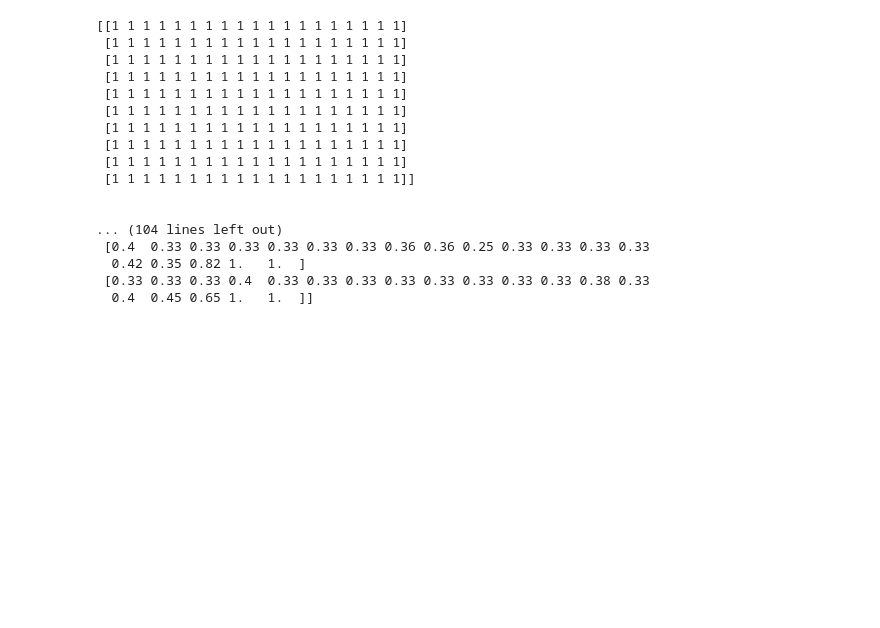
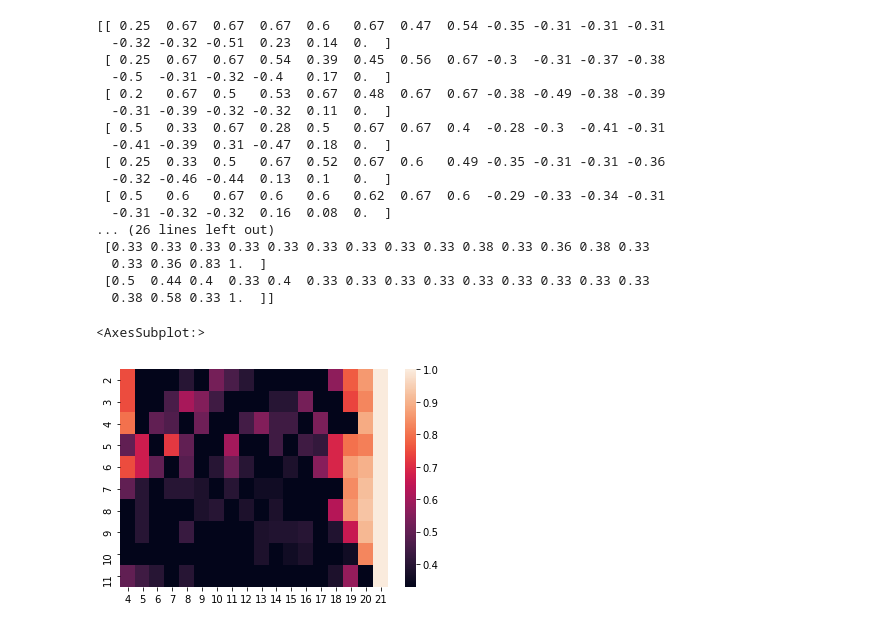
Before and after one commit to todorcevicM/monte-carlo-blackjack, a Jupyter notebook: mc_impl.ipynb, the cells around one changed output. Cells and saved outputs as stored; diff of their text form; code cells hidden in the pictures; blank space fills up the shorter version.

Commit message:
update: heatmap, some fixes

```diff
--- a/mc_impl.ipynb
+++ b/mc_impl.ipynb
@@ -214,30 +228,40 @@ for _ in range(10000):
 # %%
-print(hit_win)
-print("\n")
-print(hit_play)
-print("\n")
-print(check_win)
-print("\n")
-print(check_play)
-print("\n")
+import numpy as np
+import pandas as pd
+import seaborn as sns
+
+
+#print(hit_win)
+#print("\n")
+#print(hit_play)
+#print("\n")
+#print(check_win)
+#print("\n")
+#print(check_play)
+#print("\n")
 print((hit_win/hit_play - check_win/check_play).round(2))
 print("\n")
 print((check_win/check_play).round(2))
+
+df = pd.DataFrame((check_win/check_play).round(2), range(2,12), range(4,22))
+sns.heatmap(df)
 # %% [output]
-[[1 1 1 1 1 1 1 1 1 1 1 1 1 1 1 1 1 1 1]
- [1 1 1 1 1 1 1 1 1 1 1 1 1 1 1 1 1 1 1]
- [1 1 1 1 1 1 1 1 1 1 1 1 1 1 1 1 1 1 1]
- [1 1 1 1 1 1 1 1 1 1 1 1 1 1 1 1 1 1 1]
- [1 1 1 1 1 1 1 1 1 1 1 1 1 1 1 1 1 1 1]
- [1 1 1 1 1 1 1 1 1 1 1 1 1 1 1 1 1 1 1]
- [1 1 1 1 1 1 1 1 1 1 1 1 1 1 1 1 1 1 1]
- [1 1 1 1 1 1 1 1 1 1 1 1 1 1 1 1 1 1 1]
- [1 1 1 1 1 1 1 1 1 1 1 1 1 1 1 1 1 1 1]
- [1 1 1 1 1 1 1 1 1 1 1 1 1 1 1 1 1 1 1]]
-
-
-... (104 lines left out)
- [0.4  0.33 0.33 0.33 0.33 0.33 0.33 0.36 0.36 0.25 0.33 0.33 0.33 0.33
-  0.42 0.35 0.82 1.   1.  ]
- [0.33 0.33 0.33 0.4  0.33 0.33 0.33 0.33 0.33 0.33 0.33 0.33 0.38 0.33
-  0.4  0.45 0.65 1.   1.  ]]
+[[ 0.25  0.67  0.67  0.67  0.6   0.67  0.47  0.54 -0.35 -0.31 -0.31 -0.31
+  -0.32 -0.32 -0.51  0.23  0.14  0.  ]
+ [ 0.25  0.67  0.67  0.54  0.39  0.45  0.56  0.67 -0.3  -0.31 -0.37 -0.38
+  -0.5  -0.31 -0.32 -0.4   0.17  0.  ]
+ [ 0.2   0.67  0.5   0.53  0.67  0.48  0.67  0.67 -0.38 -0.49 -0.38 -0.39
+  -0.31 -0.39 -0.32 -0.32  0.11  0.  ]
+ [ 0.5   0.33  0.67  0.28  0.5   0.67  0.67  0.4  -0.28 -0.3  -0.41 -0.31
+  -0.41 -0.39  0.31 -0.47  0.18  0.  ]
+ [ 0.25  0.33  0.5   0.67  0.52  0.67  0.6   0.49 -0.35 -0.31 -0.31 -0.36
+  -0.32 -0.46 -0.44  0.13  0.1   0.  ]
+ [ 0.5   0.6   0.67  0.6   0.6   0.62  0.67  0.6  -0.29 -0.33 -0.34 -0.31
+  -0.31 -0.32 -0.32  0.16  0.08  0.  ]
+... (26 lines left out)
+ [0.33 0.33 0.33 0.33 0.33 0.33 0.33 0.33 0.33 0.38 0.33 0.36 0.38 0.33
+  0.33 0.36 0.83 1.  ]
+ [0.5  0.44 0.4  0.33 0.4  0.33 0.33 0.33 0.33 0.33 0.33 0.33 0.33 0.33
+  0.38 0.58 0.33 1.  ]]
+<AxesSubplot:>
+[figure, added]
```
Also changed, not shown: parts of 2 cells of this notebook, 1 other file.
